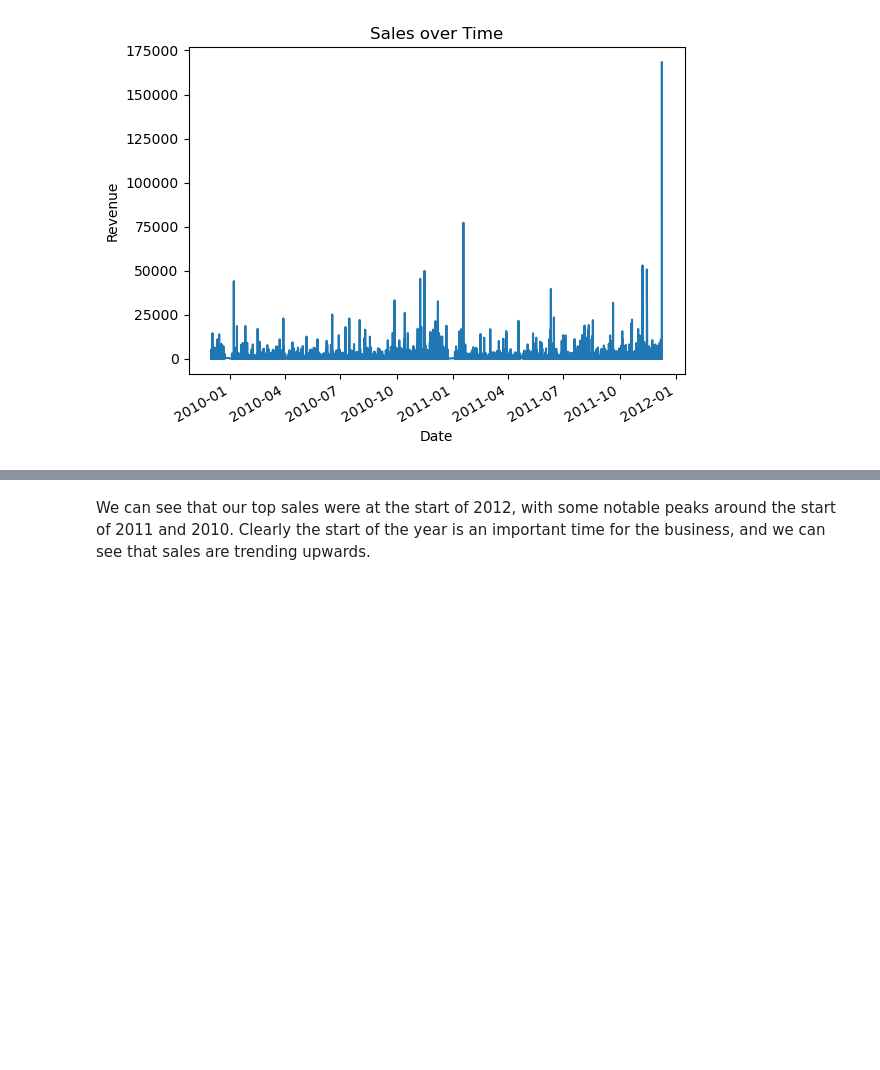
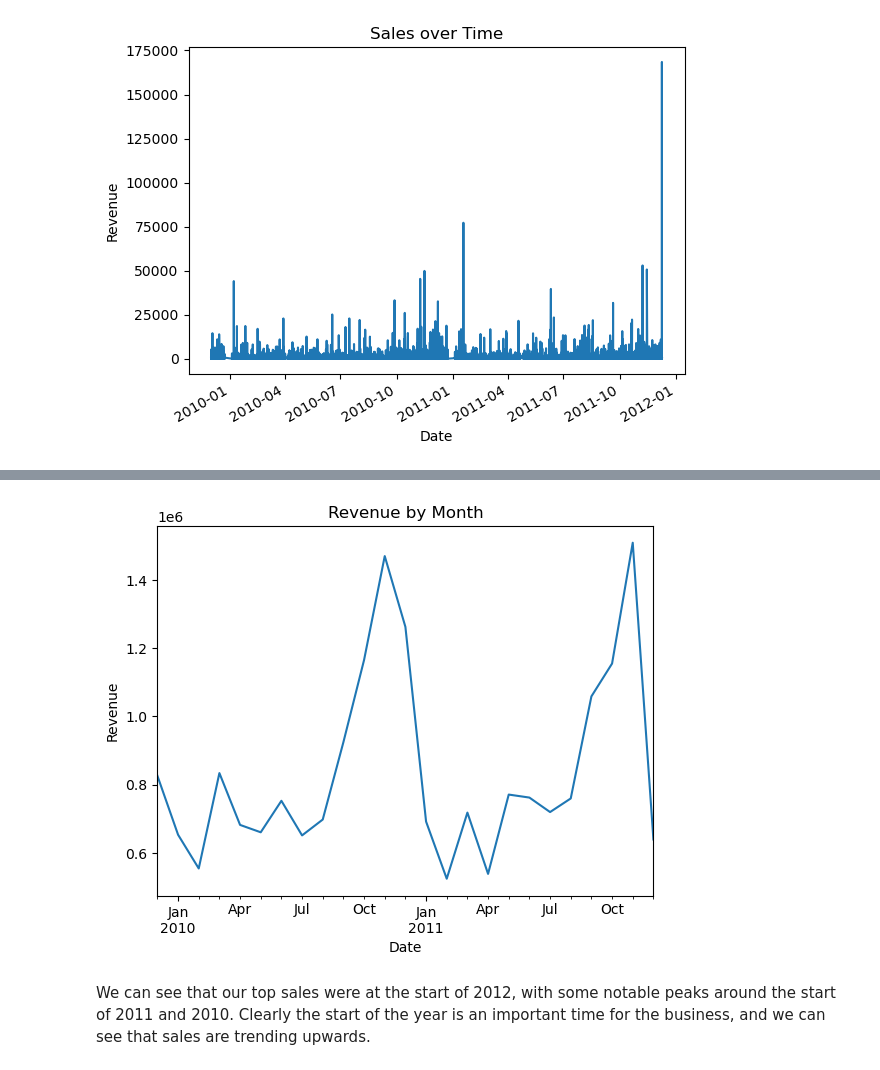
Before and after one commit to zadealfalah/salesSample, a Jupyter notebook: onlineRetail2/onlineRetail.ipynb, the cells around one changed output, grey strips where cells are left out. Cells and saved outputs as stored; diff of their text form; code cells hidden in the pictures; blank space fills up the shorter version.

```diff
--- a/onlineRetail2/onlineRetail.ipynb
+++ b/onlineRetail2/onlineRetail.ipynb
@@ -196,3 +203,13 @@ plt.show()
+# %%
+ax = df.resample(rule='M', on='invoicedate')['revenue'].sum().plot();
+plt.xlabel("Date")
+plt.ylabel("Revenue")
+plt.title("Revenue by Month")
+plt.show();
+fig = ax.get_figure()
+fig.savefig(r"data/imgs/revByMonth.png")
+# %% [output]
+[figure, added]
 # %% [markdown]
 We can see that our top sales were at the start of 2012, with some notable peaks around the start of 2011 and 2010.  Clearly the start of the year is an important time for the business, and we can see that sales are trending upwards.
 # %% [markdown]
```
Also changed, not shown: parts of 33 cells of this notebook, 1 other file.
